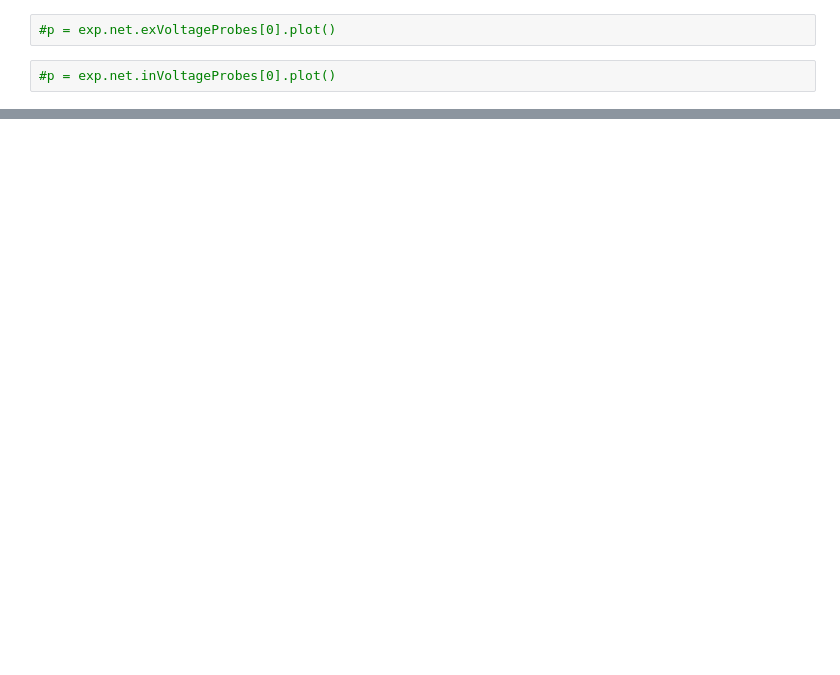
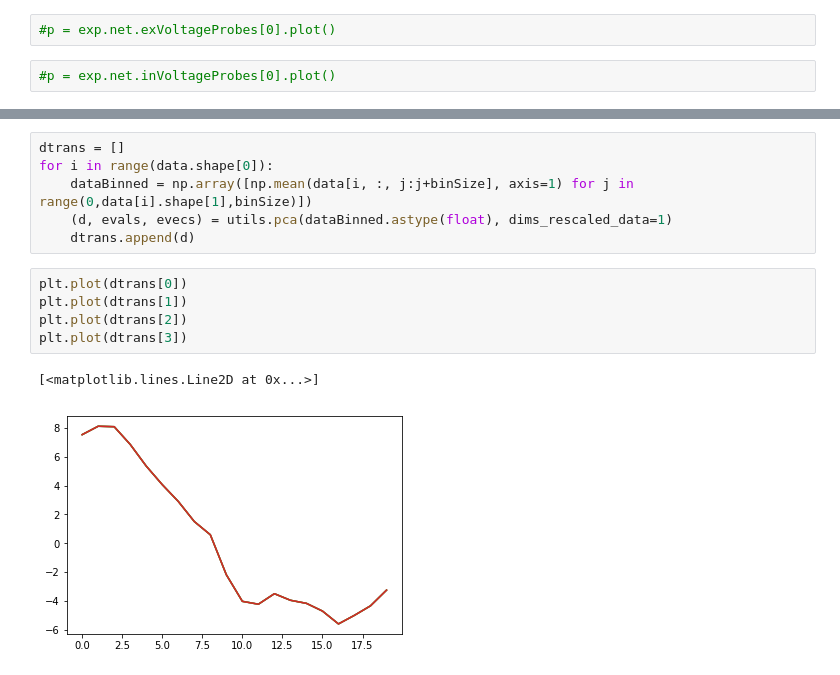
Before and after one commit to sagacitysite/pelenet, a Jupyter notebook: readout-learning.ipynb, the cells around one changed output, grey strips where cells are left out. Saved outputs shown, nothing was run; the diff lists cells and outputs as text; blank space fills up the shorter version.

```diff
--- a/readout-learning.ipynb
+++ b/readout-learning.ipynb
@@ -81,0 +133,14 @@ p = plt.show()
+# %%
+dtrans = []
+for i in range(data.shape[0]):
+    dataBinned = np.array([np.mean(data[i, :, j:j+binSize], axis=1) for j in range(0,data[i].shape[1],binSize)])
+    (d, evals, evecs) = utils.pca(dataBinned.astype(float), dims_rescaled_data=1)
+    dtrans.append(d)
+# %%
+plt.plot(dtrans[0])
+plt.plot(dtrans[1])
+plt.plot(dtrans[2])
+plt.plot(dtrans[3])
+# %% [output]
+[<matplotlib.lines.Line2D at 0x...>]
+[figure, added]
```
Also changed, not shown: parts of 16 cells of this notebook, 8 other files.
